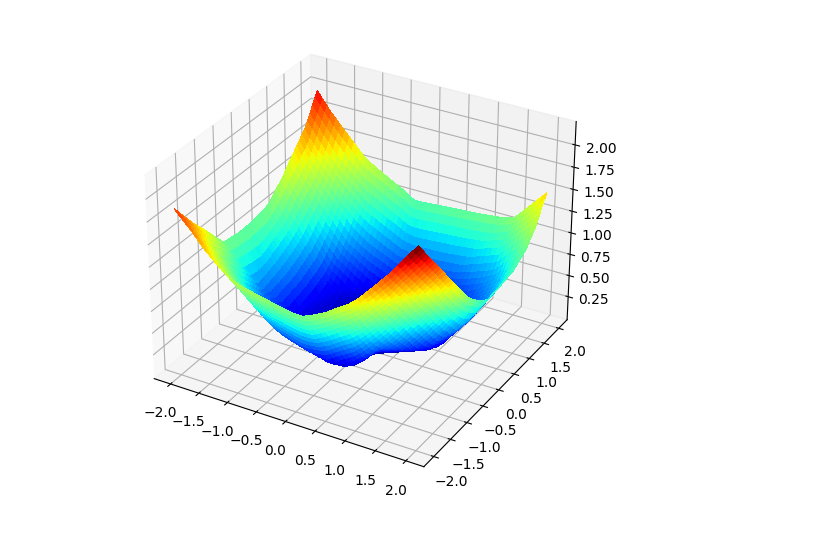
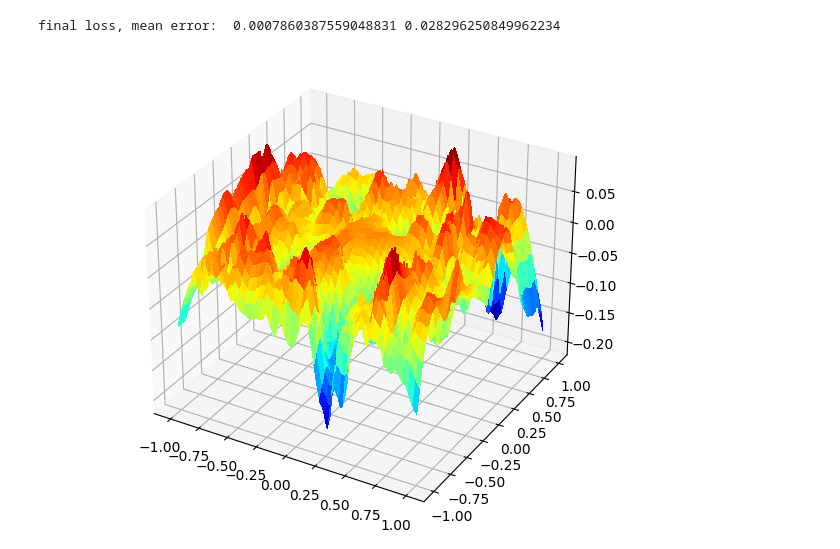
Before and after one commit to notlixiang/mlp_experiments, a Jupyter notebook: run_3d_vis.ipynb, the cells around one changed output. Drawn from its saved outputs; the diff is of its cells as text; code cells hidden in the pictures.

```diff
--- a/run_3d_vis.ipynb
+++ b/run_3d_vis.ipynb
@@ -21,7 +21,7 @@ import math
 
 data = []
 
-for i in range(200):
+for i in range(256):
 
   x = random.uniform(-1, 1)
   y = random.uniform(-1, 1)
@@ -233,37 +288,53 @@ training finished
 # %%
+from mpl_toolkits.mplot3d import Axes3D
+import matplotlib.pyplot as plt
+from matplotlib import cm
+from matplotlib.ticker import LinearLocator
+from tqdm import trange
 X_STEP = 1000
 Y_STEP = 1000
-val_space = 2
+val_space = 1
 xs = torch.linspace(-val_space, val_space, steps=X_STEP)
 ys = torch.linspace(-val_space, val_space, steps=Y_STEP)
 grid_x, grid_y = torch.meshgrid(xs, ys)
 
 grid = torch.stack([grid_x, grid_y], dim=-1)
-grid = grid.reshape(-1, 2).cuda()
-out = model(grid)
+grid = grid.reshape(-1, 2).cpu()
+model.eval()
+eval_batch_size = X_STEP
+out = []
+for i in trange(grid.size()[0]//eval_batch_size):
+    torch.cuda.empty_cache()
+    res = model(grid[i * eval_batch_size:(i+1)*eval_batch_size, ...].cuda())
+    res = res.detach().cpu()
+    out.append(res)
+    pass
+
+out = torch.cat(out, dim=0)
+# out = model(grid)
 
 plot_points = torch.cat([grid, out], dim=1)
 
 # for creating a responsive plot
-from matplotlib.ticker import LinearLocator
-from matplotlib import cm
-import matplotlib.pyplot as plt
-from mpl_toolkits.mplot3d import Axes3D
 %matplotlib widget
 
 # importing required libraries
 
 plot_points = plot_points.detach().cpu()
 fig = plt.figure()
 ax = Axes3D(fig)
 
 # creating the plot
 surf_points = plot_points.reshape(X_STEP, Y_STEP, 3)
 surf_points_x = surf_points[..., 0]
 surf_points_y = surf_points[..., 1]
 surf_points_z = surf_points[..., 2]
+surf_points_z_gt = surf_points_x*surf_points_x+surf_points_y*surf_points_y
+surf_points_z = surf_points_z-surf_points_z_gt
+print('final loss, mean error: ', float(final_loss), float(abs(surf_points_z).mean()))
 surf = ax.plot_surface(surf_points_x, surf_points_y, surf_points_z, cmap=cm.jet,
                        linewidth=0, antialiased=False)
 pass
 # %% [output]
+final loss, mean error:  0.0007860387559048831 0.028296250849962234
-[figure, old version]
+[figure, new version]
```
Also changed, not shown: parts of 1 cell of this notebook.
